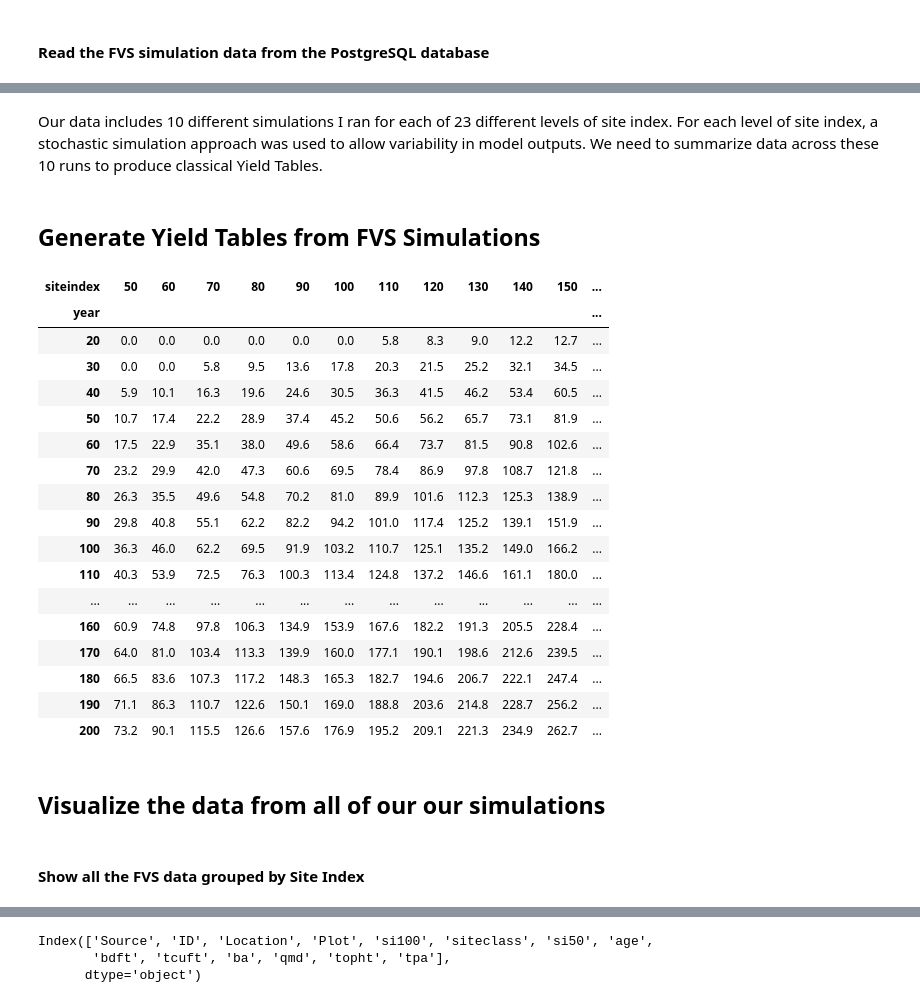
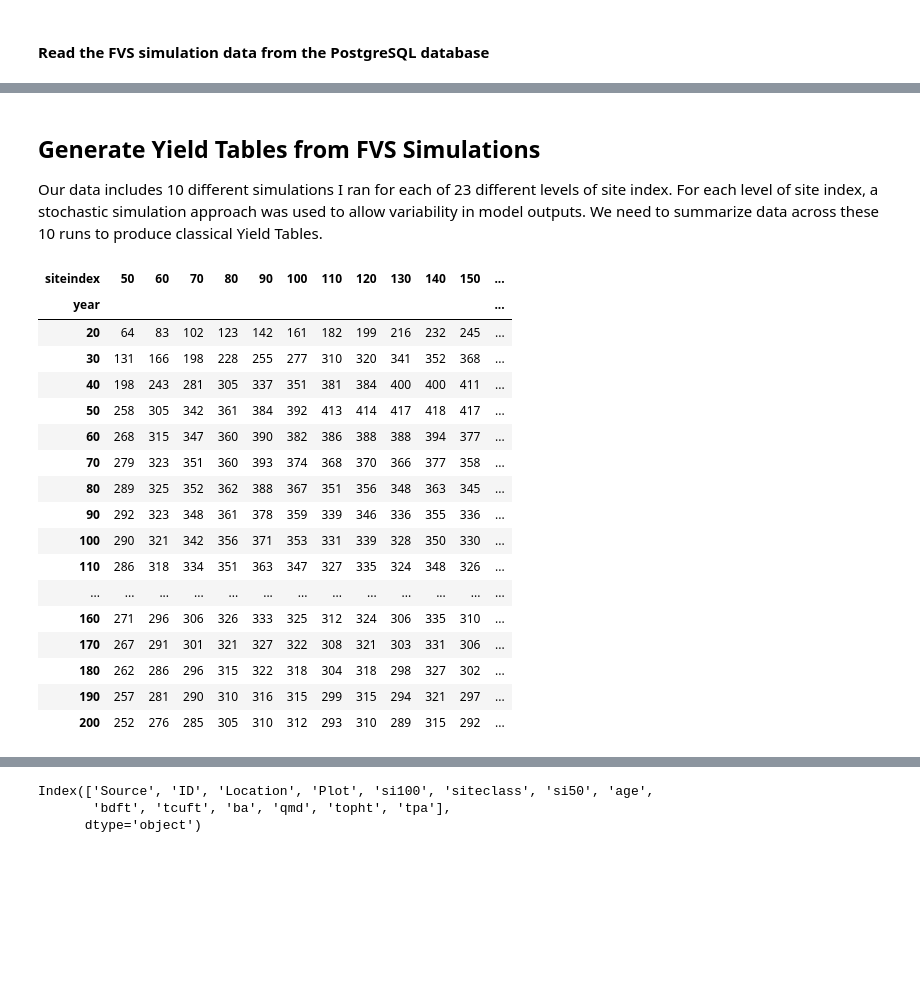
Before and after one commit to Ecotrust/FSC_Case_Studies, a Jupyter notebook: ORGANON_yield_analysis/FVS vs. Yield Tables and Plot Data.ipynb, the cells around one changed output, grey strips where cells are left out. Cells and saved outputs as stored; diff of their text form; code cells hidden in the pictures; blank space fills up the shorter version.

```diff
--- a/ORGANON_yield_analysis/FVS vs. Yield Tables and Plot Data.ipynb
+++ b/ORGANON_yield_analysis/FVS vs. Yield Tables and Plot Data.ipynb
@@ -57,19 +57,27 @@ sns.set_style('darkgrid')
 # %% [markdown]
 #### Read the FVS simulation data from the PostgreSQL database
 # %%
+mgmtid = "BI02"
+# mgmtid in the query can be modified to swap out new scenarios for yield table creation, etc.
+
 conn = psycopg2.connect("dbname='Rotations' user='postgres' host='localhost'") # password in pgpass file
 SQL = '''
 SELECT summary.*, cases.mgmtid, CAST (cases.standid AS INT) AS siteindex
 FROM summary, cases
-WHERE summary.caseid = cases.caseid AND cases.mgmtid = 'GROW';
-''' # note that mgmtid in the query can be modified to swap out new scenarios for yield table creation, etc.
+WHERE summary.caseid = cases.caseid AND cases.mgmtid = '{}';
+'''
 # read the query into a pandas dataframe
-grow = pd.read_sql(SQL, conn)
+grow = pd.read_sql(SQL.format(mgmtid), conn)
 conn.close()
 # %%
 # add a new variable, siteclass, to the dataframe by binning site index into categories
-grow['siteclass'] = pd.cut(grow.siteindex, bins=[0,75,95,115,135,160], labels=[5, 4, 3, 2, 1]).astype('int')
+grow['siteclass'] = pd.cut(grow.siteindex, bins=[0,75,95,115,135,161],
+                           labels=[5, 4, 3, 2, 1], right=False).astype('int')
 # calculate thousands of board feet and hundreds of cubic feet
 grow['MBF'] = grow.bdft / 1000
 grow['tcuft_CCF'] = grow.tcuft / 100
 grow['mcuft_CCF'] = grow.mcuft / 100
+
+print(grow.columns)
+cols = ['age', 'tpa', 'ba', 'sdi', 'topht', 'qmd', 'bdft', 'tcuft']
+grow[cols].describe()
@@ -96,2 +100,3 @@ Index(['caseid', 'standid', 'year', 'age', 'tpa', 'ba', 'sdi', 'ccf', 'topht',
 # %% [markdown]
+## Generate Yield Tables from FVS Simulations
 Our data includes 10 different simulations I ran for each of 23 different levels of site index. For each level of site index, a stochastic simulation approach was used to allow variability in model outputs. We need to summarize data across these 10 runs to produce classical Yield Tables.
@@ -101,32 +103,32 @@ grow_group = grow.groupby(by=['siteindex', 'year']).mean().reset_index()
-# %% [markdown]
-## Generate Yield Tables from FVS Simulations
 # %%
-metric = 'MBF' # choose a value we want to generate a table for
+metric = 'sdi' # choose a value we want to generate a table for
+
+# to make Yield Tables, let's use the mean of the simulations
+grow_group = grow.groupby(by=['siteindex', 'year']).mean().reset_index()
+
 tables = grow_group.loc[grow_group.year % 10 == 0] # trim the data to show every 10 years
 tables = tables.loc[tables.siteindex % 10 == 0] # trim the data to show site indices in multiples of 10
 
 # use a pivot table to show value by year (row) and site index (column)
 tables.loc[tables.year >=20].pivot(index='year', # exclude ages <20
                                    columns='siteindex',
-                                   values=metric).style.format("{:,.1f}")
+                                   values=metric).style.format("{:,.0f}")
 # %% [output]
 | siteindex | 50 | 60 | 70 | 80 | 90 | 100 | 110 | 120 | 130 | 140 | 150 | ... |
 | year |  |  |  |  |  |  |  |  |  |  |  | ... |
-| 20 | 0.0 | 0.0 | 0.0 | 0.0 | 0.0 | 0.0 | 5.8 | 8.3 | 9.0 | 12.2 | 12.7 | ... |
-| 30 | 0.0 | 0.0 | 5.8 | 9.5 | 13.6 | 17.8 | 20.3 | 21.5 | 25.2 | 32.1 | 34.5 | ... |
-| 40 | 5.9 | 10.1 | 16.3 | 19.6 | 24.6 | 30.5 | 36.3 | 41.5 | 46.2 | 53.4 | 60.5 | ... |
-| 50 | 10.7 | 17.4 | 22.2 | 28.9 | 37.4 | 45.2 | 50.6 | 56.2 | 65.7 | 73.1 | 81.9 | ... |
-| 60 | 17.5 | 22.9 | 35.1 | 38.0 | 49.6 | 58.6 | 66.4 | 73.7 | 81.5 | 90.8 | 102.6 | ... |
-| 70 | 23.2 | 29.9 | 42.0 | 47.3 | 60.6 | 69.5 | 78.4 | 86.9 | 97.8 | 108.7 | 121.8 | ... |
-| 80 | 26.3 | 35.5 | 49.6 | 54.8 | 70.2 | 81.0 | 89.9 | 101.6 | 112.3 | 125.3 | 138.9 | ... |
-| 90 | 29.8 | 40.8 | 55.1 | 62.2 | 82.2 | 94.2 | 101.0 | 117.4 | 125.2 | 139.1 | 151.9 | ... |
-| 100 | 36.3 | 46.0 | 62.2 | 69.5 | 91.9 | 103.2 | 110.7 | 125.1 | 135.2 | 149.0 | 166.2 | ... |
-| 110 | 40.3 | 53.9 | 72.5 | 76.3 | 100.3 | 113.4 | 124.8 | 137.2 | 146.6 | 161.1 | 180.0 | ... |
+| 20 | 64 | 83 | 102 | 123 | 142 | 161 | 182 | 199 | 216 | 232 | 245 | ... |
+| 30 | 131 | 166 | 198 | 228 | 255 | 277 | 310 | 320 | 341 | 352 | 368 | ... |
+| 40 | 198 | 243 | 281 | 305 | 337 | 351 | 381 | 384 | 400 | 400 | 411 | ... |
+| 50 | 258 | 305 | 342 | 361 | 384 | 392 | 413 | 414 | 417 | 418 | 417 | ... |
+| 60 | 268 | 315 | 347 | 360 | 390 | 382 | 386 | 388 | 388 | 394 | 377 | ... |
+| 70 | 279 | 323 | 351 | 360 | 393 | 374 | 368 | 370 | 366 | 377 | 358 | ... |
+| 80 | 289 | 325 | 352 | 362 | 388 | 367 | 351 | 356 | 348 | 363 | 345 | ... |
+| 90 | 292 | 323 | 348 | 361 | 378 | 359 | 339 | 346 | 336 | 355 | 336 | ... |
+| 100 | 290 | 321 | 342 | 356 | 371 | 353 | 331 | 339 | 328 | 350 | 330 | ... |
+| 110 | 286 | 318 | 334 | 351 | 363 | 347 | 327 | 335 | 324 | 348 | 326 | ... |
 | ... | ... | ... | ... | ... | ... | ... | ... | ... | ... | ... | ... | ... |
-| 160 | 60.9 | 74.8 | 97.8 | 106.3 | 134.9 | 153.9 | 167.6 | 182.2 | 191.3 | 205.5 | 228.4 | ... |
-| 170 | 64.0 | 81.0 | 103.4 | 113.3 | 139.9 | 160.0 | 177.1 | 190.1 | 198.6 | 212.6 | 239.5 | ... |
-| 180 | 66.5 | 83.6 | 107.3 | 117.2 | 148.3 | 165.3 | 182.7 | 194.6 | 206.7 | 222.1 | 247.4 | ... |
-| 190 | 71.1 | 86.3 | 110.7 | 122.6 | 150.1 | 169.0 | 188.8 | 203.6 | 214.8 | 228.7 | 256.2 | ... |
-| 200 | 73.2 | 90.1 | 115.5 | 126.6 | 157.6 | 176.9 | 195.2 | 209.1 | 221.3 | 234.9 | 262.7 | ... |
+| 160 | 271 | 296 | 306 | 326 | 333 | 325 | 312 | 324 | 306 | 335 | 310 | ... |
+| 170 | 267 | 291 | 301 | 321 | 327 | 322 | 308 | 321 | 303 | 331 | 306 | ... |
+| 180 | 262 | 286 | 296 | 315 | 322 | 318 | 304 | 318 | 298 | 327 | 302 | ... |
+| 190 | 257 | 281 | 290 | 310 | 316 | 315 | 299 | 315 | 294 | 321 | 297 | ... |
+| 200 | 252 | 276 | 285 | 305 | 310 | 312 | 293 | 310 | 289 | 315 | 292 | ... |
-# %% [markdown]
-## Visualize the data from all of our our simulations
@@ -135,2 +134,0 @@ grow = grow.sort_values(by=['siteclass', 'caseid', 'year'])
-# %% [markdown]
-#### Show all the FVS data grouped by Site Index
```
Also changed, not shown: parts of 19 cells of this notebook, 54 other files.
